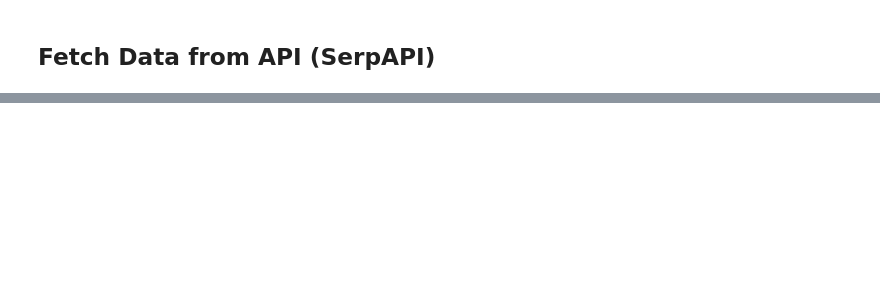
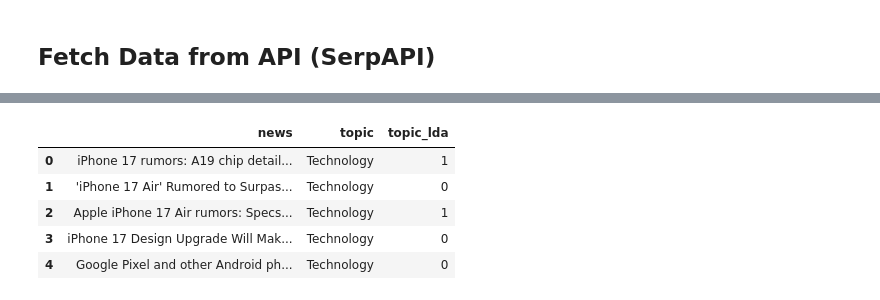
Before and after one commit to JayaWinata/News-Topic-Modeling, a Jupyter notebook: topic_modeling.ipynb, the cells around one changed output, grey strips where cells are left out. Cells and saved outputs as stored; diff of their text form; code cells hidden in the pictures; blank space fills up the shorter version.

```diff
--- a/topic_modeling.ipynb
+++ b/topic_modeling.ipynb
@@ -82,0 +128,3 @@ df.to_excel('news.xlsx')
+# %%
+# Remove duplicate news
+df['news'] = df['news'].drop_duplicates()
@@ -82,0 +199,12 @@ df.to_excel('news.xlsx')
+# %%
+# Create new column in the dataframe (df)
+topic_lda = lda.transform(dtm)
+df['topic_lda'] = topic_lda.argmax(axis=1)
+df.head()
+# %% [output]
+|  | news | topic | topic_lda |
+| 0 | iPhone 17 rumors: A19 chip detail... | Technology | 1 |
+| 1 | 'iPhone 17 Air' Rumored to Surpas... | Technology | 0 |
+| 2 | Apple iPhone 17 Air rumors: Specs... | Technology | 1 |
+| 3 | iPhone 17 Design Upgrade Will Mak... | Technology | 0 |
+| 4 | Google Pixel and other Android ph... | Technology | 0 |
```
Also changed, not shown: parts of 28 cells of this notebook, 1 other file.
